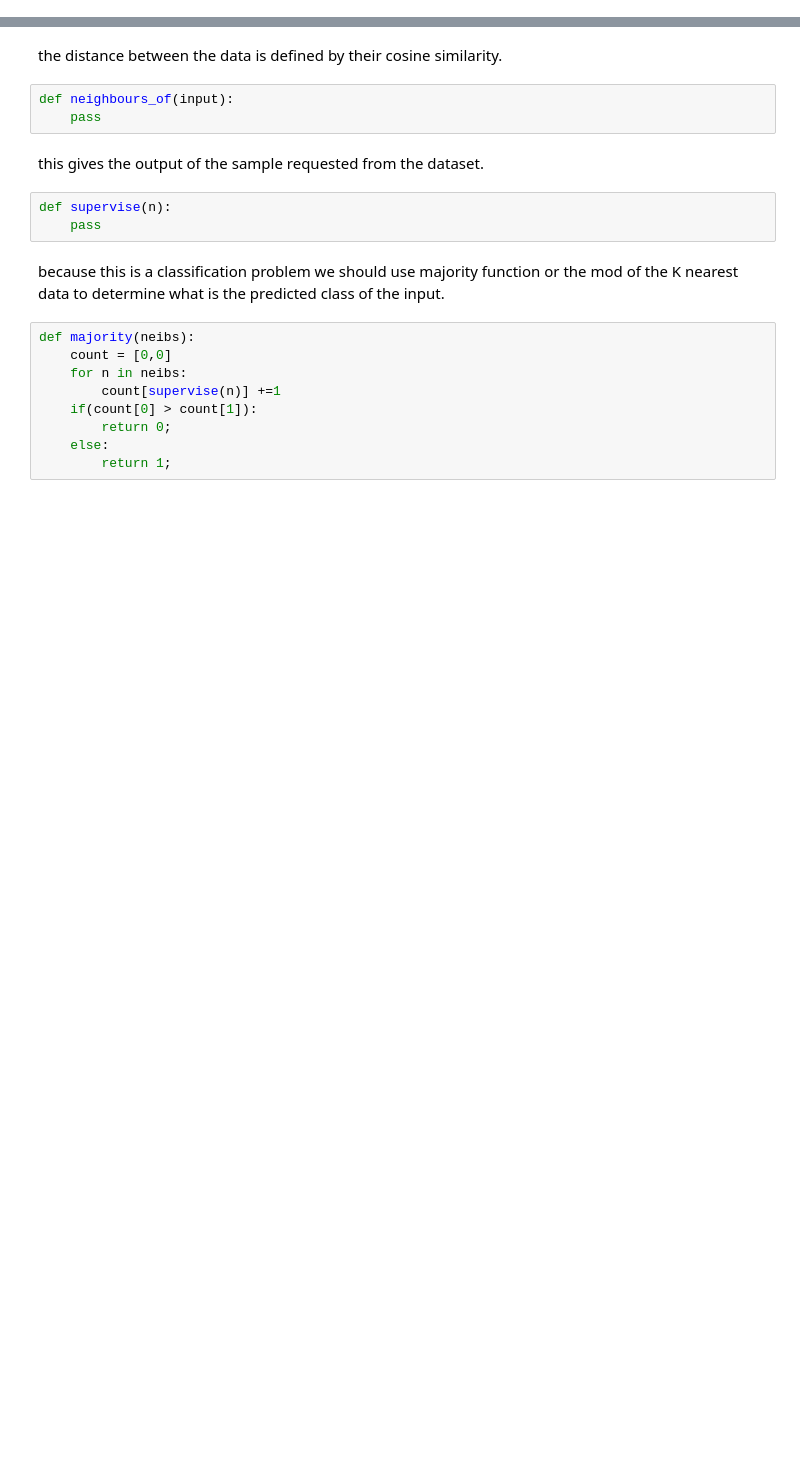
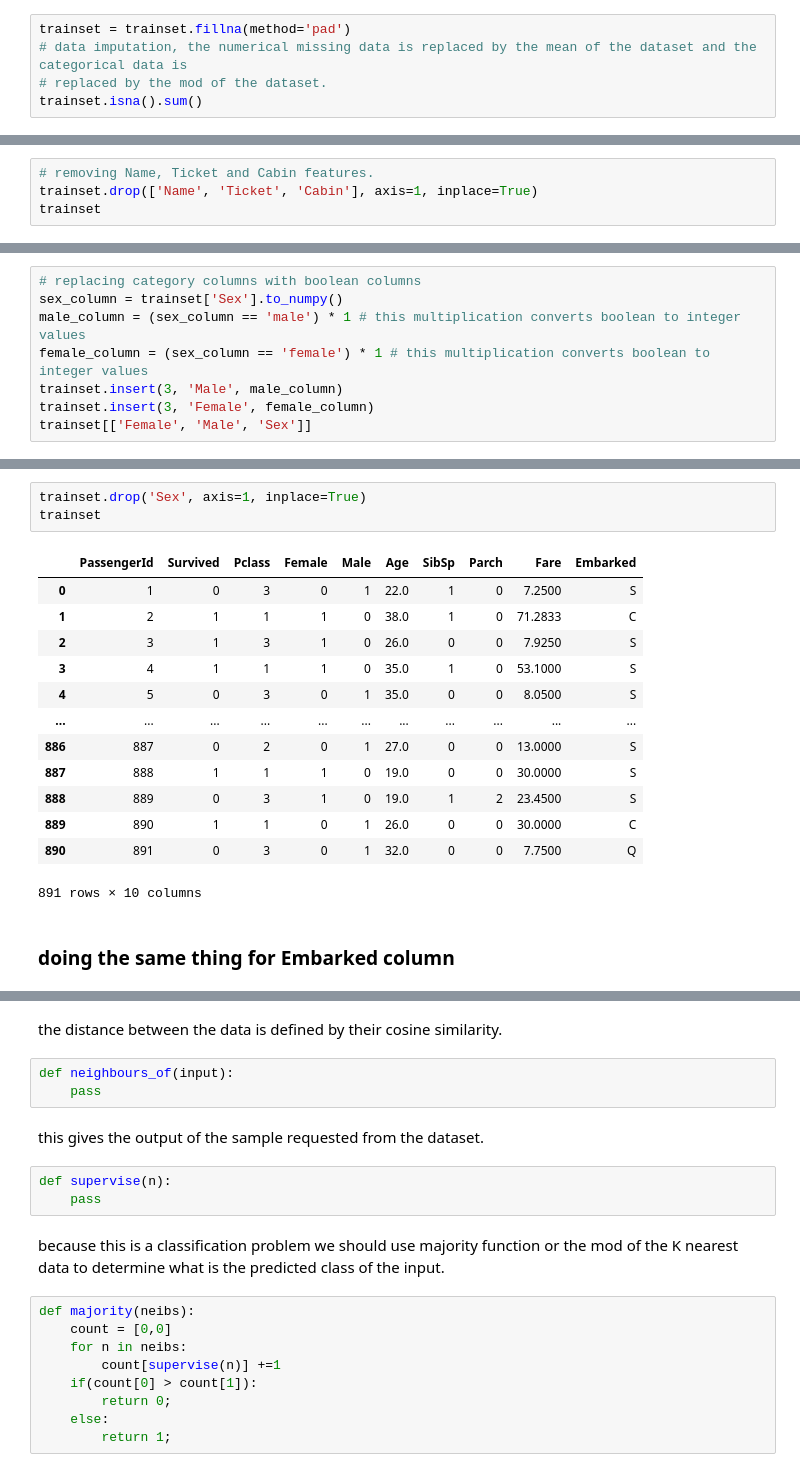
Before and after one commit to ph504/survivability-titanics-modeling, a Jupyter notebook: jupyter notebook/KNN-SVM-CI-HW2.ipynb, the cells around one changed output, grey strips where cells are left out. Saved outputs shown, nothing was run; the diff lists cells and outputs as text; blank space fills up the shorter version.

```diff
--- a/jupyter notebook/KNN-SVM-CI-HW2.ipynb
+++ b/jupyter notebook/KNN-SVM-CI-HW2.ipynb
@@ -9,0 +70,5 @@ trainset = pd.read_csv('../DATA/')
+# %%
+trainset = trainset.fillna(method='pad')
+# data imputation, the numerical missing data is replaced by the mean of the dataset and the categorical data is
+# replaced by the mod of the dataset.
+trainset.isna().sum()
@@ -9,0 +127,4 @@ trainset = pd.read_csv('../DATA/')
+# %%
+# removing Name, Ticket and Cabin features.
+trainset.drop(['Name', 'Ticket', 'Cabin'], axis=1, inplace=True)
+trainset
@@ -9,0 +173,8 @@ trainset = pd.read_csv('../DATA/')
+# %%
+# replacing category columns with boolean columns
+sex_column = trainset['Sex'].to_numpy()
+male_column = (sex_column == 'male') * 1 # this multiplication converts boolean to integer values
+female_column = (sex_column == 'female') * 1 # this multiplication converts boolean to integer values
+trainset.insert(3, 'Male', male_column)
+trainset.insert(3, 'Female', female_column)
+trainset[['Female', 'Male', 'Sex']]
@@ -9,0 +195,19 @@ trainset = pd.read_csv('../DATA/')
+# %%
+trainset.drop('Sex', axis=1, inplace=True)
+trainset
+# %% [output]
+|  | PassengerId | Survived | Pclass | Female | Male | Age | SibSp | Parch | Fare | Embarked |
+| 0 | 1 | 0 | 3 | 0 | 1 | 22.0 | 1 | 0 | 7.2500 | S |
+| 1 | 2 | 1 | 1 | 1 | 0 | 38.0 | 1 | 0 | 71.2833 | C |
+| 2 | 3 | 1 | 3 | 1 | 0 | 26.0 | 0 | 0 | 7.9250 | S |
+| 3 | 4 | 1 | 1 | 1 | 0 | 35.0 | 1 | 0 | 53.1000 | S |
+| 4 | 5 | 0 | 3 | 0 | 1 | 35.0 | 0 | 0 | 8.0500 | S |
+| ... | ... | ... | ... | ... | ... | ... | ... | ... | ... | ... |
+| 886 | 887 | 0 | 2 | 0 | 1 | 27.0 | 0 | 0 | 13.0000 | S |
+| 887 | 888 | 1 | 1 | 1 | 0 | 19.0 | 0 | 0 | 30.0000 | S |
+| 888 | 889 | 0 | 3 | 1 | 0 | 19.0 | 1 | 2 | 23.4500 | S |
+| 889 | 890 | 1 | 1 | 0 | 1 | 26.0 | 0 | 0 | 30.0000 | C |
+| 890 | 891 | 0 | 3 | 0 | 1 | 32.0 | 0 | 0 | 7.7500 | Q |
+891 rows × 10 columns
+# %% [markdown]
+### doing the same thing for Embarked column
```
Also changed, not shown: parts of 28 cells of this notebook.
